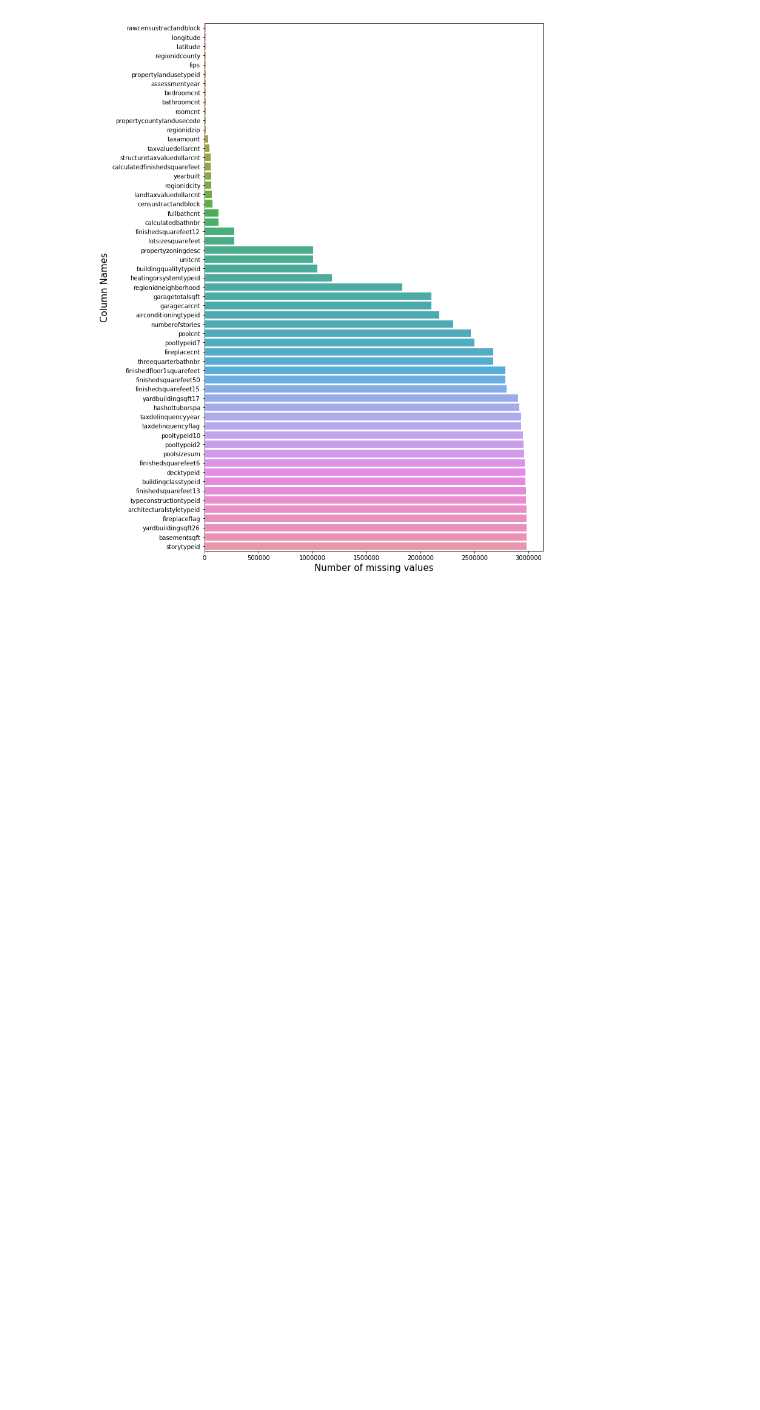
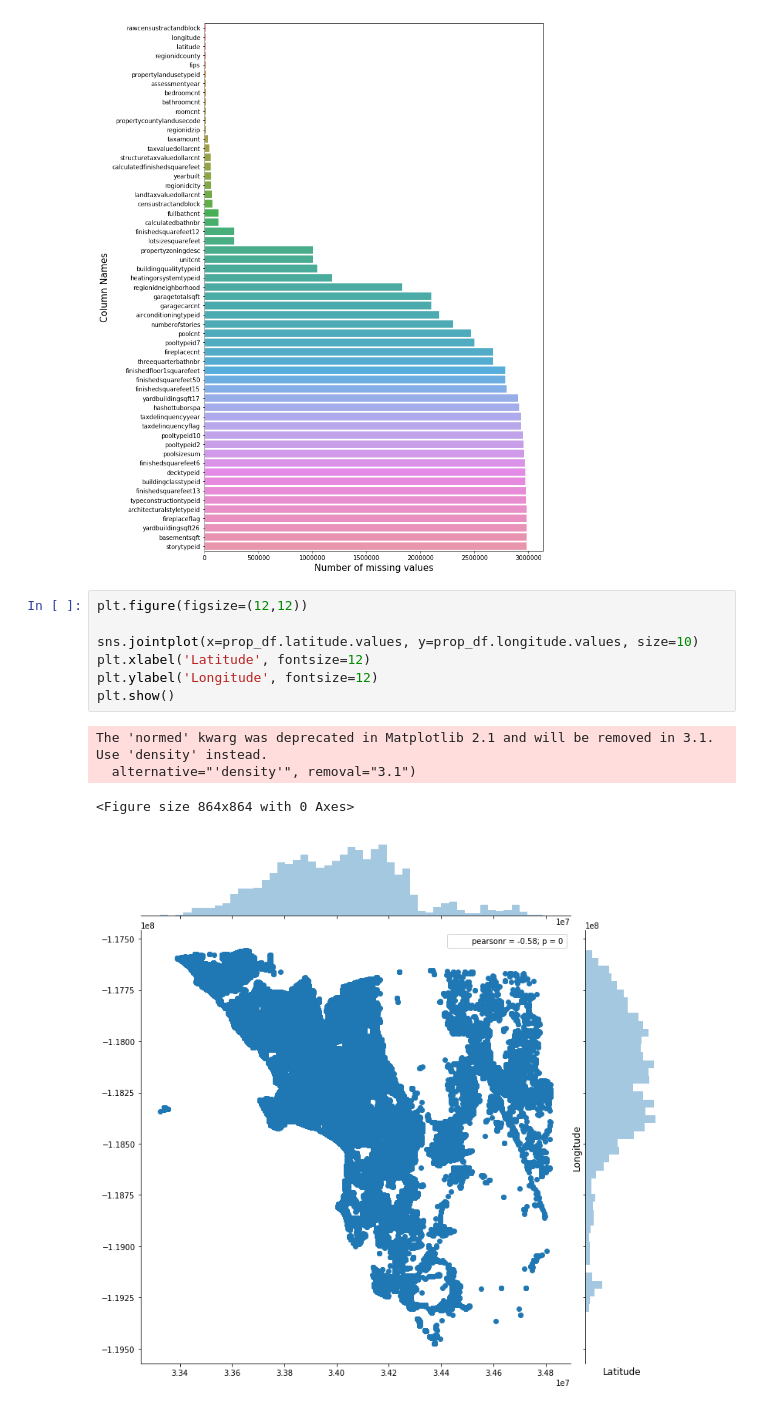
Before and after one commit to gavin-wustl/zestimate_home_value_prediction, a Jupyter notebook: home_value_prediction.ipynb, the cells around one changed output. Saved outputs shown, nothing was run; the diff lists cells and outputs as text; blank space fills up the shorter version.

```diff
--- a/home_value_prediction.ipynb
+++ b/home_value_prediction.ipynb
@@ -152,3 +152,15 @@ plt.ylabel('Column Names', fontsize=15)
 plt.show()
 # %% [output]
 [figure]
+# %%
+plt.figure(figsize=(12,12))
+
+sns.jointplot(x=prop_df.latitude.values, y=prop_df.longitude.values, size=10)
+plt.xlabel('Latitude', fontsize=12)
+plt.ylabel('Longitude', fontsize=12)
+plt.show()
+# %% [output]
+The 'normed' kwarg was deprecated in Matplotlib 2.1 and will be removed in 3.1. Use 'density' instead.
+  alternative="'density'", removal="3.1")
+<Figure size 864x864 with 0 Axes>
+[figure, added]
```
Also changed, not shown: parts of 11 cells of this notebook.
